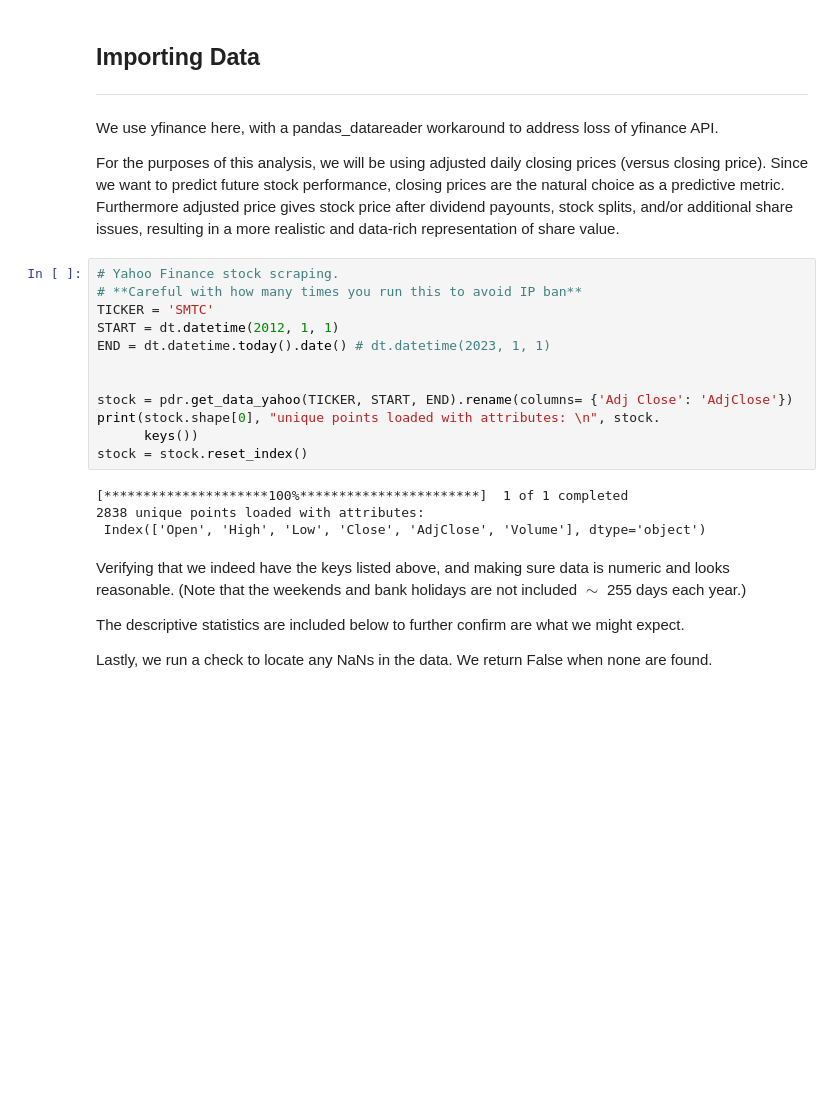
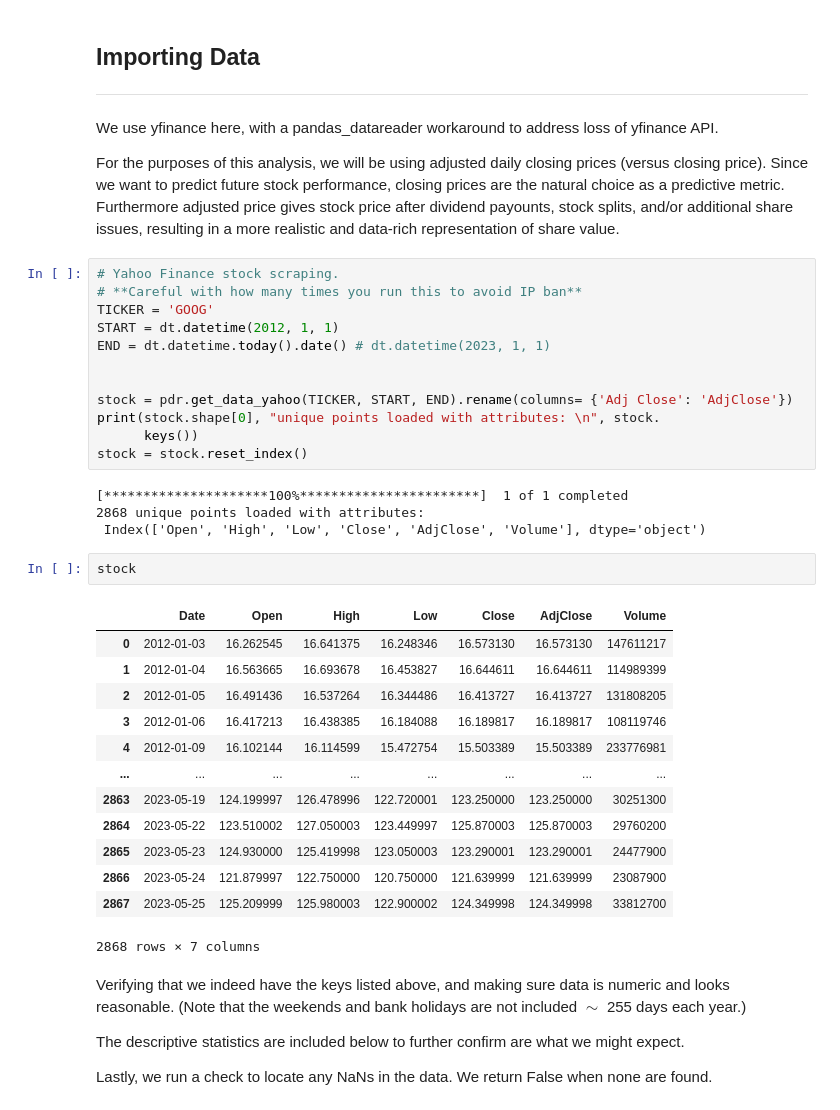
Before and after one commit to leoglonz/Securities_Analytics, a Jupyter notebook: Stock_Prediction.ipynb, the cells around one changed output. Saved outputs shown, nothing was run; the diff lists cells and outputs as text; blank space fills up the shorter version.

```diff
--- a/Stock_Prediction.ipynb
+++ b/Stock_Prediction.ipynb
@@ -89,7 +89,7 @@ For the purposes of this analysis, we will be using adjusted daily closing price
 # %%
 # Yahoo Finance stock scraping.
 # **Careful with how many times you run this to avoid IP ban**
-TICKER = 'SMTC'
+TICKER = 'GOOG'
 START = dt.datetime(2012, 1, 1)
 END = dt.datetime.today().date() # dt.datetime(2023, 1, 1)
 
@@ -100,8 +100,24 @@ print(stock.shape[0], "unique points loaded with attributes: \n", stock.
 stock = stock.reset_index()
 # %% [output]
 [*********************100%***********************]  1 of 1 completed
-2838 unique points loaded with attributes:
+2868 unique points loaded with attributes:
  Index(['Open', 'High', 'Low', 'Close', 'AdjClose', 'Volume'], dtype='object')
+# %%
+stock
+# %% [output]
+|  | Date | Open | High | Low | Close | AdjClose | Volume |
+| 0 | 2012-01-03 | 16.262545 | 16.641375 | 16.248346 | 16.573130 | 16.573130 | 147611217 |
+| 1 | 2012-01-04 | 16.563665 | 16.693678 | 16.453827 | 16.644611 | 16.644611 | 114989399 |
+| 2 | 2012-01-05 | 16.491436 | 16.537264 | 16.344486 | 16.413727 | 16.413727 | 131808205 |
+| 3 | 2012-01-06 | 16.417213 | 16.438385 | 16.184088 | 16.189817 | 16.189817 | 108119746 |
+| 4 | 2012-01-09 | 16.102144 | 16.114599 | 15.472754 | 15.503389 | 15.503389 | 233776981 |
+| ... | ... | ... | ... | ... | ... | ... | ... |
+| 2863 | 2023-05-19 | 124.199997 | 126.478996 | 122.720001 | 123.250000 | 123.250000 | 30251300 |
+| 2864 | 2023-05-22 | 123.510002 | 127.050003 | 123.449997 | 125.870003 | 125.870003 | 29760200 |
+| 2865 | 2023-05-23 | 124.930000 | 125.419998 | 123.050003 | 123.290001 | 123.290001 | 24477900 |
+| 2866 | 2023-05-24 | 121.879997 | 122.750000 | 120.750000 | 121.639999 | 121.639999 | 23087900 |
+| 2867 | 2023-05-25 | 125.209999 | 125.980003 | 122.900002 | 124.349998 | 124.349998 | 33812700 |
+2868 rows × 7 columns
 # %% [markdown]
 Verifying that we indeed have the keys listed above, and making sure data is numeric and looks reasonable. (Note that the weekends and bank holidays are not included $\sim$ 255 days each year.)
 
```
Also changed, not shown: parts of 4 cells of this notebook, 1 other file.
